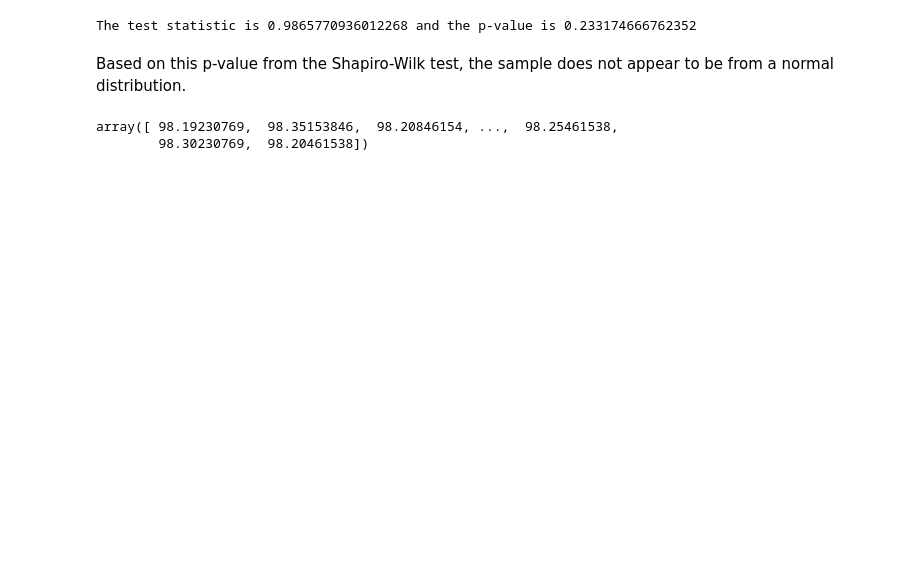
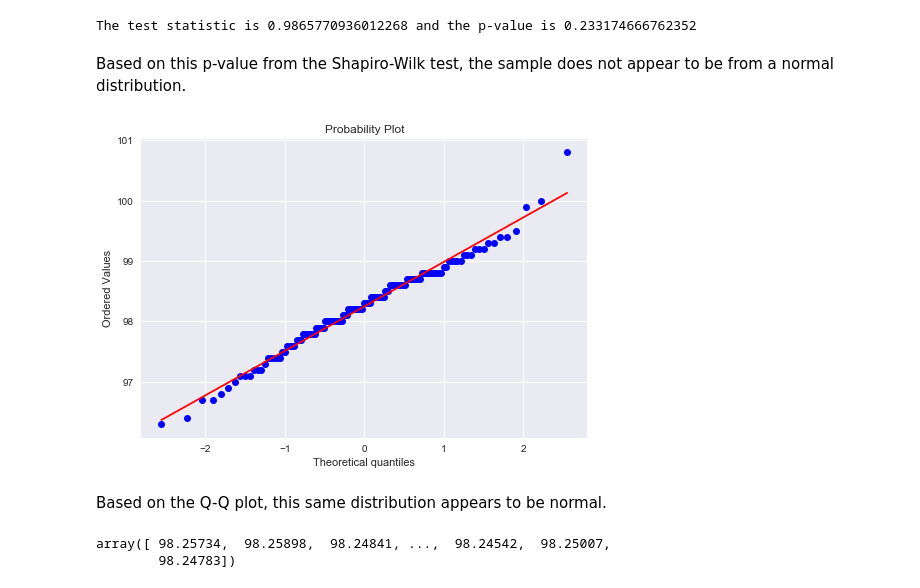
Before and after one commit to jywu86/Springboard, a Jupyter notebook: EDA_human_temperature/sliderule_dsi_inferential_statistics_exercise_1.ipynb, the cells around one changed output. Drawn from its saved outputs; the diff is of its cells as text; code cells hidden in the pictures; blank space fills up the shorter version.

```diff
--- a/EDA_human_temperature/sliderule_dsi_inferential_statistics_exercise_1.ipynb
+++ b/EDA_human_temperature/sliderule_dsi_inferential_statistics_exercise_1.ipynb
@@ -97,5 +100,14 @@ print("The test statistic is %s and the p-value is %s" % (k,p))
 The test statistic is 0.9865770936012268 and the p-value is 0.233174666762352
 # %% [markdown]
 Based on this p-value from the Shapiro-Wilk test, the sample does not appear to be from a normal distribution.
+# %%
+#creating the Q-Q plot to check for Normality
+
+_=stats.probplot(df['temperature'], dist='norm', plot=pylab)
+pylab.show()
+# %% [output]
+[figure, added]
+# %% [markdown]
+Based on the Q-Q plot, this same distribution appears to be normal.
 # %%
 #Creating an array of means from a given sample and size
@@ -107,9 +119,9 @@ def clt(sample,sample_size):
         means[i]=n_mean
     return means
 # %%
-n100000 = clt(df['temperature'],100000)
+n100000 = clt(df['temperature'],10000,10000)
 n100000
 # %% [output]
-array([ 98.19230769,  98.35153846,  98.20846154, ...,  98.25461538,
-        98.30230769,  98.20461538])
+array([ 98.25734,  98.25898,  98.24841, ...,  98.24542,  98.25007,
+        98.24783])
 # %%
```
Also changed, not shown: parts of 12 cells of this notebook.
